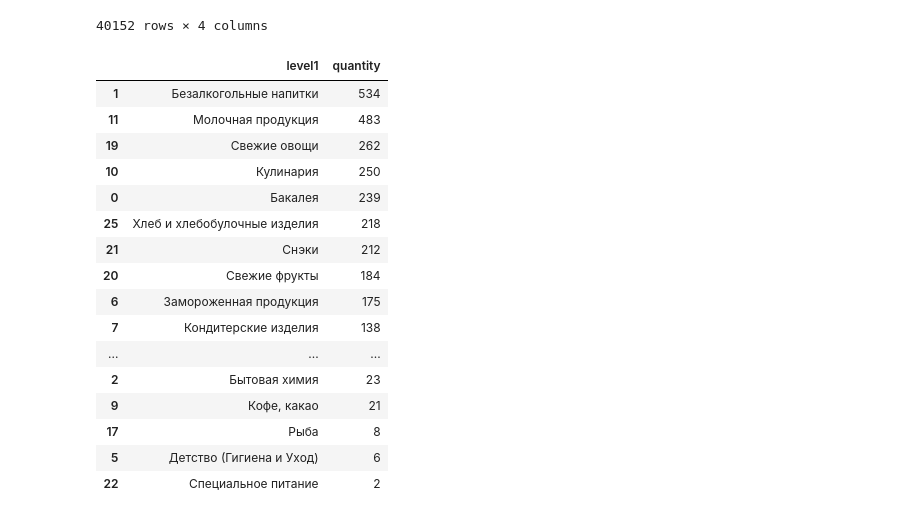
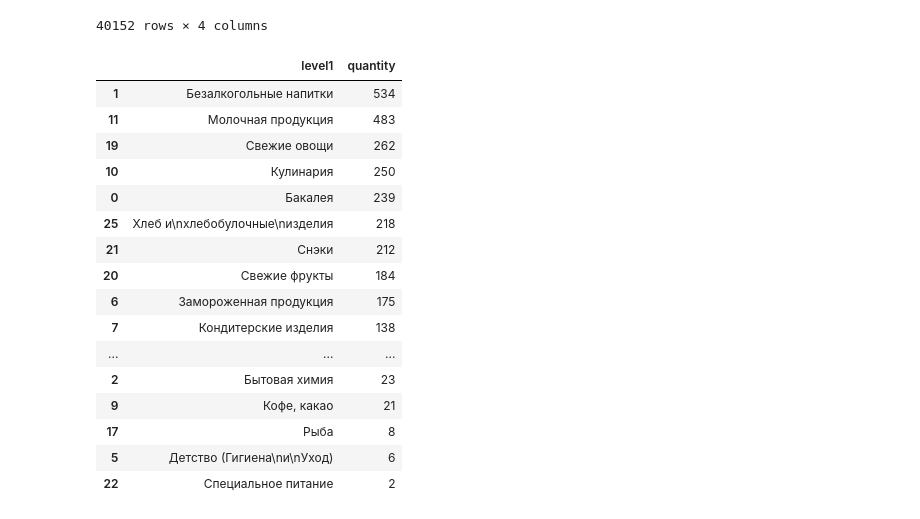
Before and after one commit to rodioniam/study_projects, a Jupyter notebook: visualization/visualization_practice2.ipynb, the cells around one changed output. Drawn from its saved outputs; the diff is of its cells as text; code cells hidden in the pictures.

```diff
--- a/visualization/visualization_practice2.ipynb
+++ b/visualization/visualization_practice2.ipynb
@@ -53,14 +55,15 @@ df_report_1 = df_report.groupby(['level1'], as_index=False).agg({'quantity': 'su
 df_report_1 = df_report_1.sort_values('quantity', ascending=False)
 # %%
+df_report_1['level1'] = df_report_1['level1'].astype(str)
 df_report_1
 # %% [output]
 |  | level1 | quantity |
 | 1 | Безалкогольные напитки | 534 |
 | 11 | Молочная продукция | 483 |
 | 19 | Свежие овощи | 262 |
 | 10 | Кулинария | 250 |
 | 0 | Бакалея | 239 |
-| 25 | Хлеб и хлебобулочные изделия | 218 |
+| 25 | Хлеб и\nхлебобулочные\nизделия | 218 |
 | 21 | Снэки | 212 |
 | 20 | Свежие фрукты | 184 |
 | 6 | Замороженная продукция | 175 |
@@ -69,5 +72,5 @@ df_report_1
 | 2 | Бытовая химия | 23 |
 | 9 | Кофе, какао | 21 |
 | 17 | Рыба | 8 |
-| 5 | Детство (Гигиена и Уход) | 6 |
+| 5 | Детство (Гигиена\nи\nУход) | 6 |
 | 22 | Специальное питание | 2 |
```
Also changed, not shown: parts of 4 cells of this notebook.
